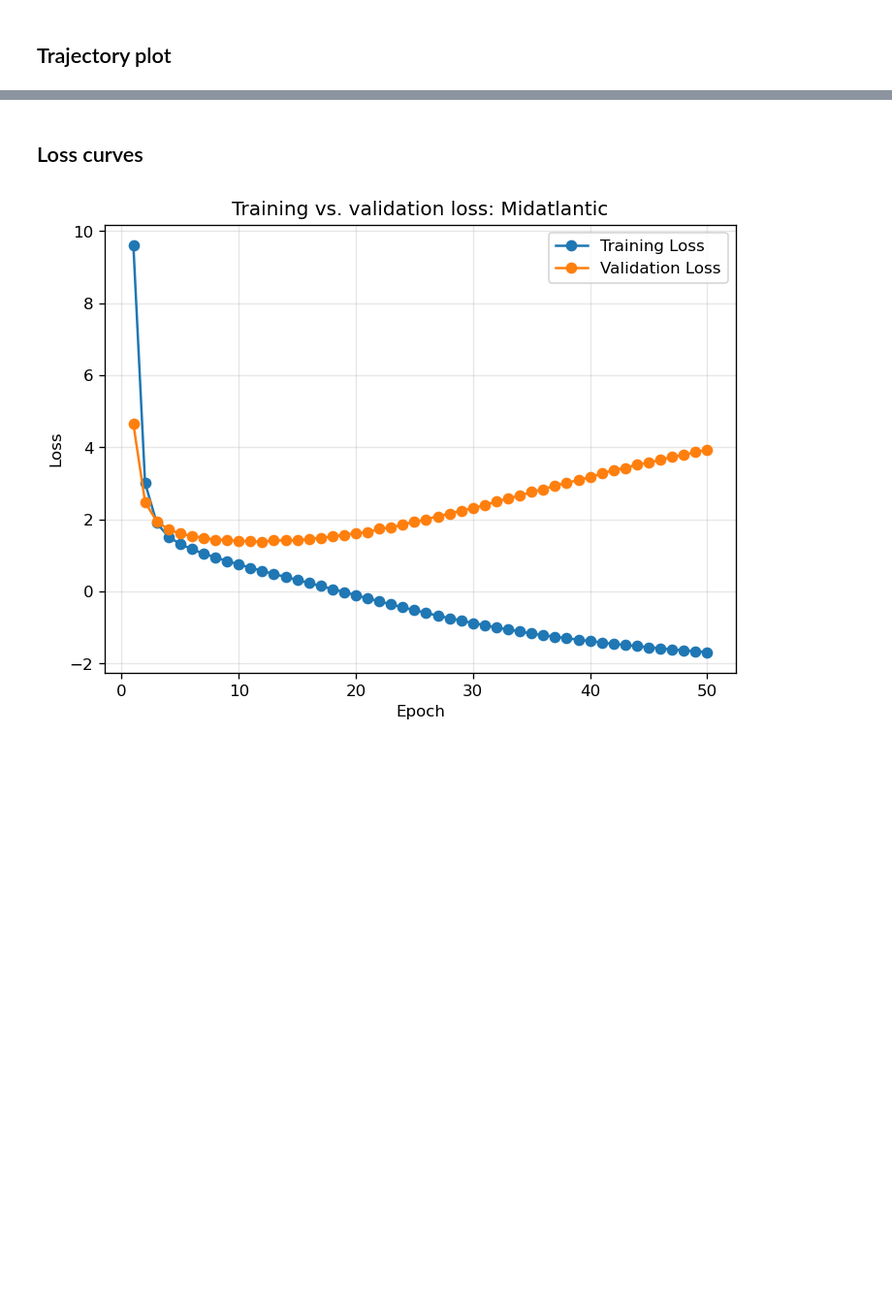
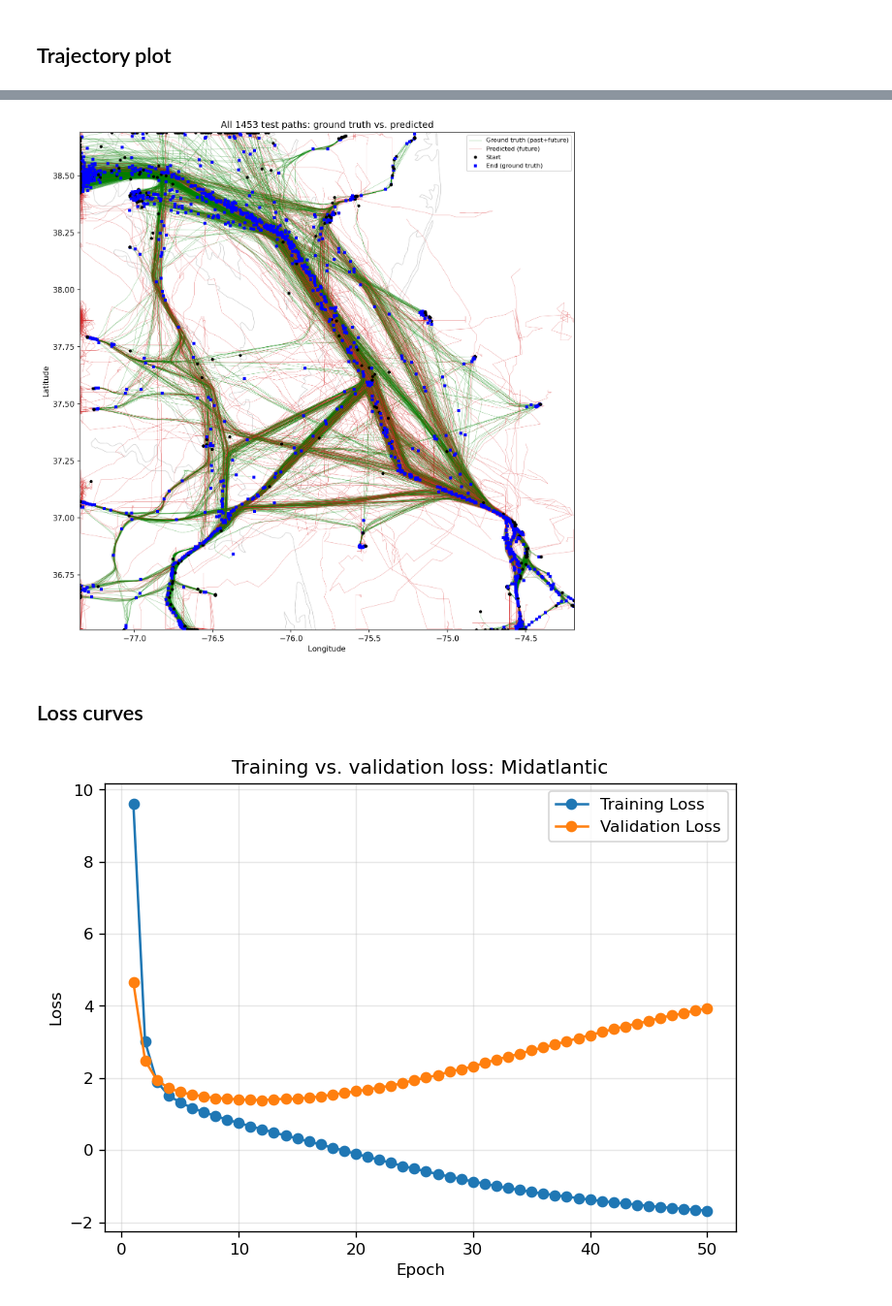
Before and after one commit to drduron/TrAISformer_Group_Project, a Jupyter notebook: midatlantic/trainer_analysis.ipynb, the cells around one changed output, grey strips where cells are left out. Shown at 97% size. Saved outputs shown, nothing was run; the diff lists cells and outputs as text; code cells hidden in the pictures; blank space fills up the shorter version.

```diff
--- a/midatlantic/trainer_analysis.ipynb
+++ b/midatlantic/trainer_analysis.ipynb
@@ -347,3 +349,58 @@ plt.show()
+# %%
+model.eval()
+
+fig, ax = plt.subplots(figsize=(10, 10), dpi=150)
+
+for poly in coastline_polygons:
+    ax.plot(poly[:, 1], poly[:, 0], color="lightgray", linewidth=0.8, zorder=0)
+
+first = True
+with torch.no_grad():
+    for it, (seqs, masks, seqlens, mmsis, time_starts) in tqdm(enumerate(aisdls["test"]), total=len(aisdls["test"])):
+        seqs_init = seqs[:, :init_seqlen, :].to(cf.device)
+
+        preds = trainers.sample(
+            model, seqs_init, max_seqlen - init_seqlen,
+            temperature=1.0, sample=True,
+            sample_mode=cf.sample_mode, r_vicinity=cf.r_vicinity, top_k=cf.top_k
+        )
+
+        seqs_np = seqs[:, :max_seqlen, :].cpu().numpy()
+        preds_np = preds.cpu().numpy()
+        batchsize = seqs.shape[0]
+
+        for idx in range(batchsize):
+            seqlen = min(seqlens[idx].item(), max_seqlen)
+
+            lat_in, lon_in = to_latlon(seqs_np[idx][:init_seqlen])
+            lat_true, lon_true = to_latlon(seqs_np[idx][:seqlen])
+            lat_pred, lon_pred = to_latlon(preds_np[idx][init_seqlen:])
+
+            ax.plot(lon_true, lat_true, "-", color="green", linewidth=0.5, alpha=0.4,
+                    label="Ground truth (past+future)" if first else None)
+            ax.plot(lon_pred, lat_pred, "-", color="tab:red", linewidth=0.5, alpha=0.4,
+                    label="Predicted (future)" if first else None)
+
+            # Start = first point of the input (past) track
+            ax.plot(lon_in[0], lat_in[0], "o", color="black", markersize=3, zorder=3,
+                    label="Start" if first else None)
+            # End = last point of the ground-truth track
+            ax.plot(lon_true[-1], lat_true[-1], "s", color="blue", markersize=3, zorder=3,
+                    label="End (ground truth)" if first else None)
+
+            first = False
+
+ax.set_xlim(model.lon_min, model.lon_max)
+ax.set_ylim(model.lat_min, model.lat_max)
+ax.set_xlabel("Longitude")
+ax.set_ylabel("Latitude")
+ax.set_title(f"All {len(aisdatasets['test'])} test paths: ground truth vs. predicted")
+ax.legend(fontsize=8, loc="best")
+plt.tight_layout()
+plt.savefig(os.path.join(cf.savedir, "all_test_paths.png"))
+plt.show()
+# %% [output]
+[figure, added]
 # %% [markdown]
 ## Loss curves
 # %%
```
Also changed, not shown: parts of 10 cells of this notebook, 1 other file.
